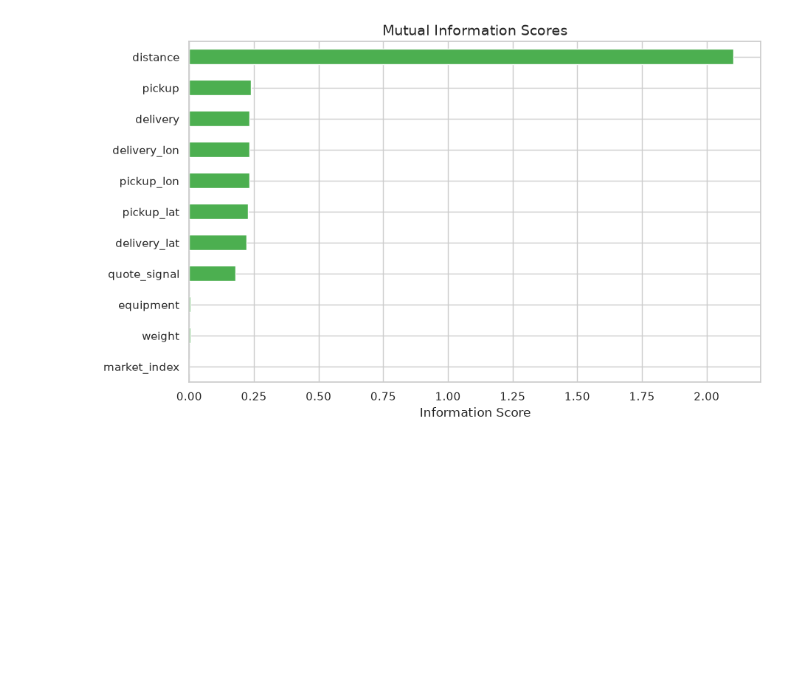
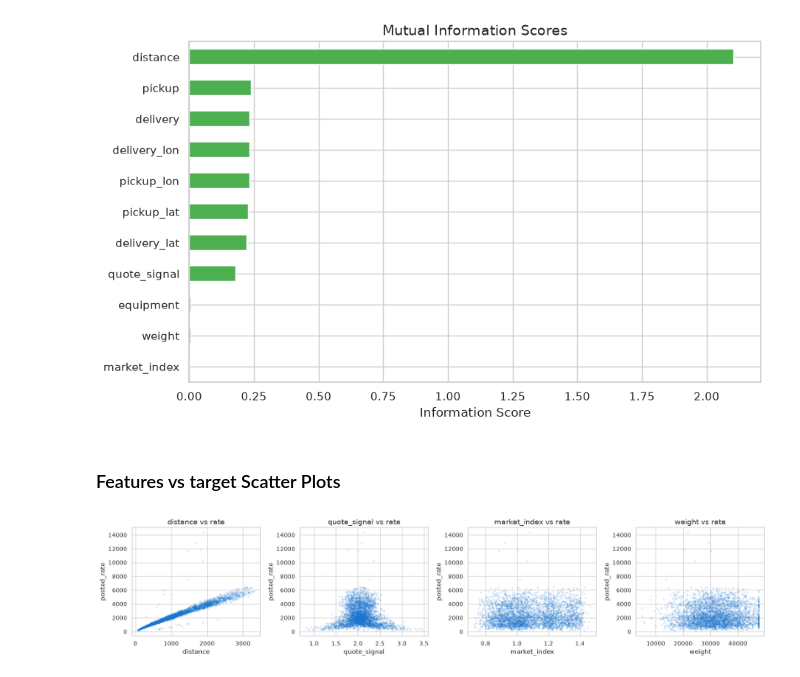
Before and after one commit to Sheild007/freight-rate-prediction, a Jupyter notebook: notebooks/eda.ipynb, the cells around one changed output. Drawn from its saved outputs; the diff is of its cells as text; code cells hidden in the pictures; blank space fills up the shorter version.

```diff
--- a/notebooks/eda.ipynb
+++ b/notebooks/eda.ipynb
@@ -335,3 +335,16 @@ weight          0.005561
 market_index    0.000000
 Name: MI Scores, dtype: float64
 [figure]
+# %% [markdown]
+### Features vs target Scatter Plots
+# %%
+top_features = ["distance", "quote_signal", "market_index", "weight"]
+fig, axes = plt.subplots(1, 4, figsize=(18, 4))
+sample = df.sample(min(4000, len(df)), random_state=42)
+for ax, feat in zip(axes, top_features):
+    ax.scatter(sample[feat], sample["posted_rate"], alpha=0.12, s=6, color="#1976D2")
+    ax.set_xlabel(feat); ax.set_ylabel("posted_rate"); ax.set_title(f"{feat} vs rate")
+plt.tight_layout(); plt.show(); plt.close("all"); gc.collect()
+del sample
+# %% [output]
+[figure, added]
```
Also changed, not shown: parts of 6 cells of this notebook.
